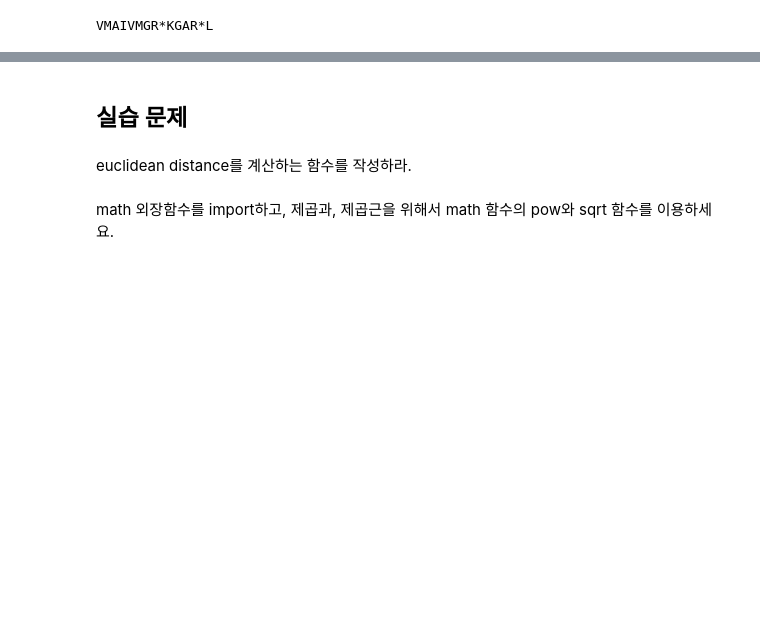
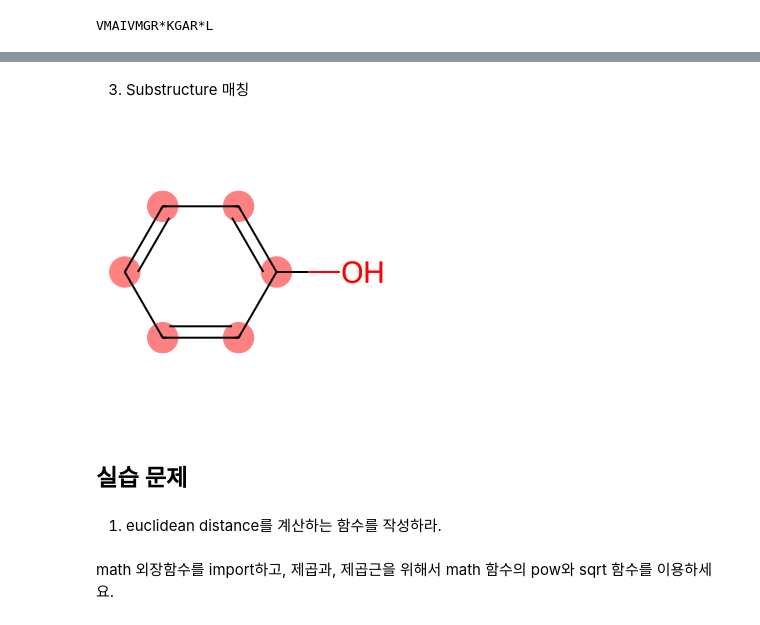
Before and after one commit to jyryu3161/python_biotech, a Jupyter notebook: lab7_파이썬_모듈_패키지.ipynb, the cells around one changed output, grey strips where cells are left out. Saved outputs shown, nothing was run; the diff lists cells and outputs as text; code cells hidden in the pictures; blank space fills up the shorter version.

```diff
--- a/lab7_파이썬_모듈_패키지.ipynb
+++ b/lab7_파이썬_모듈_패키지.ipynb
@@ -78,7 +149,21 @@ VMAIVMGR*KGAR*L
+# %% [markdown]
+3. Substructure 매칭
+# %%
+from rdkit import Chem
+from rdkit.Chem import Draw
+
+# 분자와 서브스트럭처 생성
+molecule = Chem.MolFromSmiles("c1ccccc1O")
+substructure = Chem.MolFromSmiles("c1ccccc1")
+
+match_indices = molecule.GetSubstructMatch(substructure)
+Draw.MolToImage(molecule, highlightAtoms=match_indices)
+# %% [output]
+[figure, added]
 # %% [markdown]
 ## 실습 문제
 # %% [markdown]
-euclidean distance를 계산하는 함수를 작성하라.
+1. euclidean distance를 계산하는 함수를 작성하라.
 # %% [markdown]
 math 외장함수를 import하고, 제곱과, 제곱근을 위해서 math 함수의 pow와 sqrt 함수를 이용하세요.
 # %% [markdown]
```
Also changed, not shown: parts of 16 cells of this notebook.
